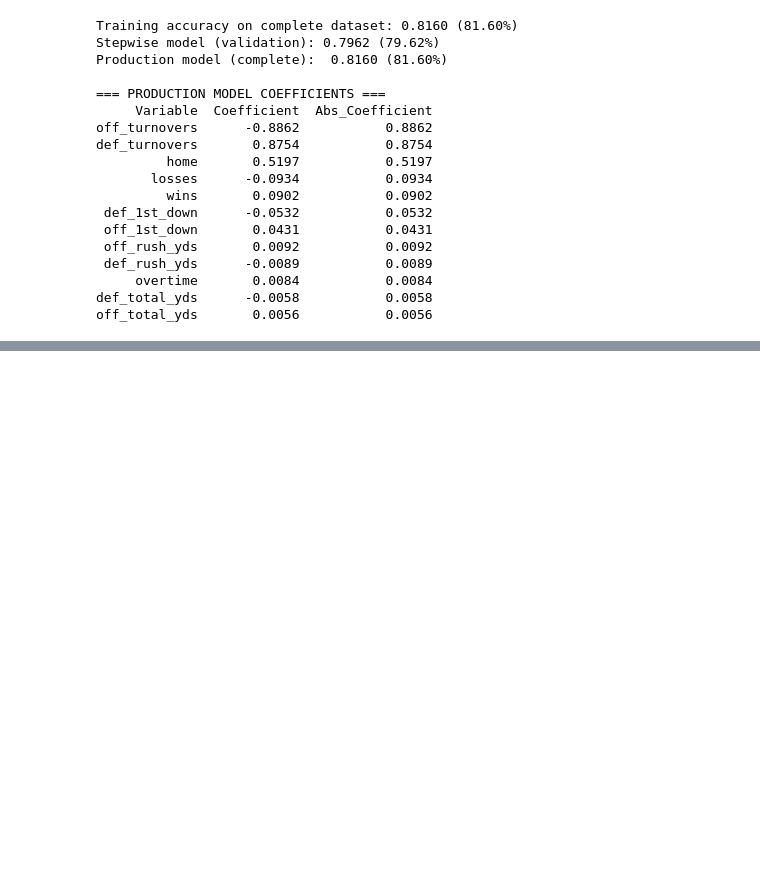
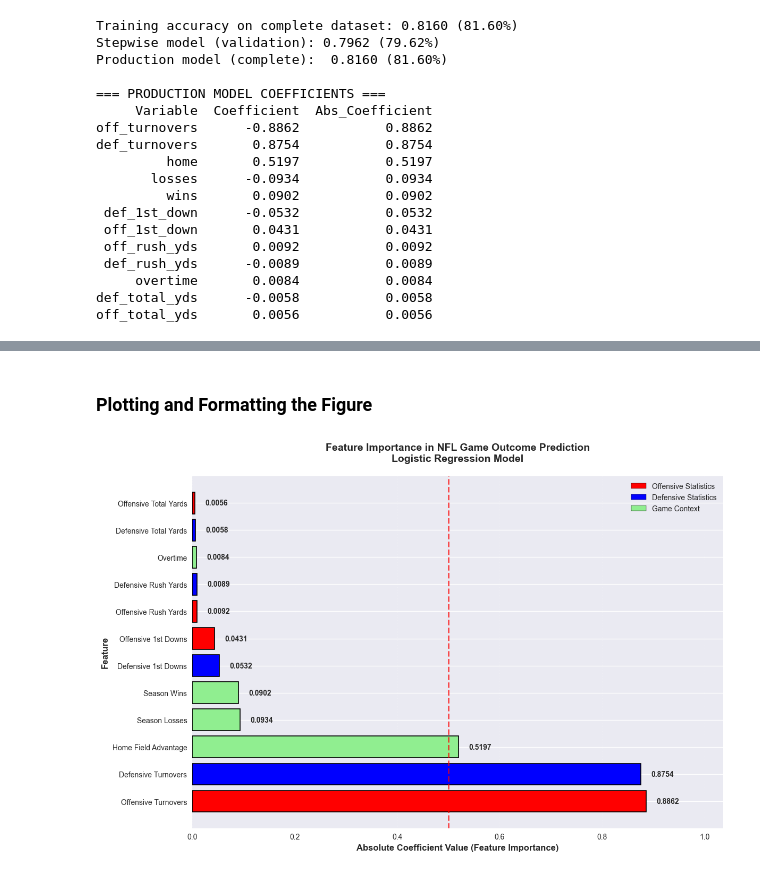
Before and after one commit to aweil5/nfl_outcome_predictor, a Jupyter notebook: notebooks/Final_Deliverable.ipynb, the cells around one changed output, grey strips where cells are left out. Saved outputs shown, nothing was run; the diff lists cells and outputs as text; code cells hidden in the pictures; blank space fills up the shorter version.

Commit message:
Added Visualization and Insights

```diff
--- a/notebooks/Final_Deliverable.ipynb
+++ b/notebooks/Final_Deliverable.ipynb
@@ -1015,0 +1003,19 @@ with open(production_model_filename, 'wb') as f:
+# %%
+import pickle
+import pandas as pd
+import numpy as np
+import matplotlib.pyplot as plt
+import seaborn as sns
+
+#load the model
+with open('nfl_production_model_2002_2024.pkl', 'rb') as model:
+    model_data = pickle.load(model)
+
+# get features and coefficients
+features = model_data['features']
+coefficients = model_data['model'].coef_[0]
+
+# print features and coefficients
+print("=== NFL Production Model Coefficients ===")
+for feature, coef in zip(features, coefficients):
+    print(f"{feature:15s}: {coef:7.4f}")
@@ -1015,0 +1098,61 @@ with open(production_model_filename, 'wb') as f:
+# %% [markdown]
+### Plotting and Formatting the Figure
+# %%
+# Define figure and axis
+fig, ax = plt.subplots(figsize=(12, 8))
+
+# Define colors for categories
+category_colors = {
+    'Offensive': 'red',
+    'Defensive': 'blue',
+    'Contextual': 'lightgreen'
+}
+
+colors = feature_importance['Category'].map(category_colors)
+
+# Create horizontal bar plot
+bars = ax.barh(
+    y=feature_importance['Feature_Label'],
+    width = feature_importance['Abs_Coefficient'],
+    color=colors,
+    edgecolor='black',
+    linewidth=1.2
+)
+
+# Add coefficient values at the end of each bar
+for i, (idx, row) in enumerate(feature_importance.iterrows()):
+    ax.text(
+        row['Abs_Coefficient'] + 0.02,
+        i,
+        f"{row['Abs_Coefficient']:.4f}",
+        va='center',
+        fontsize=10,
+        fontweight='bold'
+    )
+
+# Set labels and title
+ax.set_xlabel('Absolute Coefficient Value (Feature Importance)', fontsize=12, fontweight='bold')
+ax.set_ylabel('Feature', fontsize=12, fontweight='bold')
+ax.set_title('Feature Importance in NFL Game Outcome Prediction\nLogistic Regression Model',
+            fontsize=14, fontweight='bold', pad=20)
+
+# Add legend
+from matplotlib.patches import Patch
+legend_elements = [
+    Patch(facecolor=category_colors['Offensive'], edgecolor='black', label='Offensive Statistics'),
+    Patch(facecolor=category_colors['Defensive'], edgecolor='black', label='Defensive Statistics'),
+    Patch(facecolor=category_colors['Contextual'], edgecolor='black', label='Game Context')
+]
+ax.legend(handles=legend_elements, loc='upper right', fontsize=10, framealpha=0.9)
+
+# Add a vertical line to show the where high impact features start
+ax.axvline(x=0.5, color='red', linestyle='--', linewidth=2, alpha=0.7, label='High Impact Threshold')
+
+# # Adjust layout and grid
+ax.grid(axis='x', alpha=0.3, linestyle=':', linewidth=0.8)
+ax.set_xlim(0, max(feature_importance['Abs_Coefficient']) + 0.15)
+
+plt.tight_layout()
+plt.show()
+# %% [output]
+[figure, added]
```
Also changed, not shown: parts of 18 cells of this notebook.
